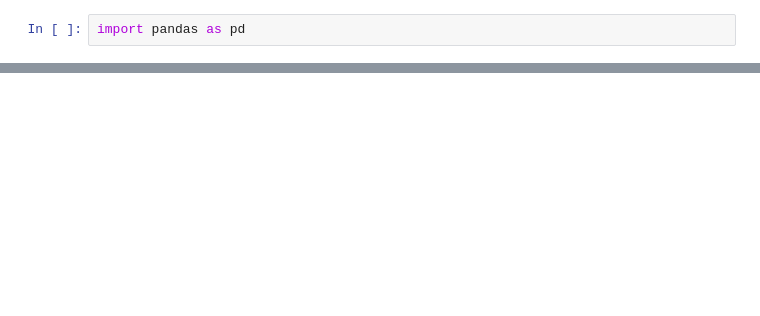
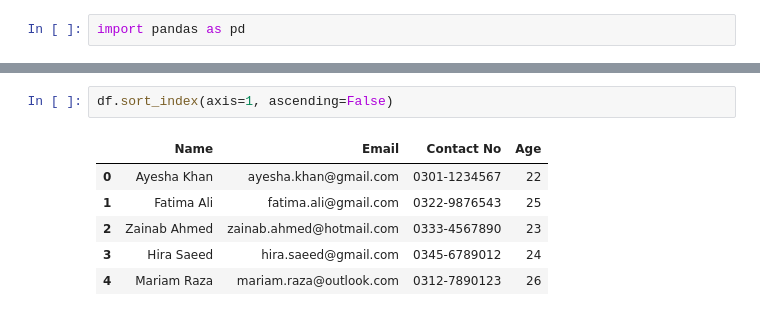
Before and after one commit to TouseefDataScientist/Projects, a Jupyter notebook: PandasPractice.ipynb, the cells around one changed output, grey strips where cells are left out. Cells and saved outputs as stored; diff of their text form; blank space fills up the shorter version.

```diff
--- a/PandasPractice.ipynb
+++ b/PandasPractice.ipynb
@@ -134,0 +150,9 @@ Index(['Name', 'Designation', 'Gender', 'Age', 'Salary'], dtype='object')
+# %%
+df.sort_index(axis=1, ascending=False)
+# %% [output]
+|  | Name | Email | Contact No | Age |
+| 0 | Ayesha Khan | ayesha.khan@gmail.com | 0301-1234567 | 22 |
+| 1 | Fatima Ali | fatima.ali@gmail.com | 0322-9876543 | 25 |
+| 2 | Zainab Ahmed | zainab.ahmed@hotmail.com | 0333-4567890 | 23 |
+| 3 | Hira Saeed | hira.saeed@gmail.com | 0345-6789012 | 24 |
+| 4 | Mariam Raza | mariam.raza@outlook.com | 0312-7890123 | 26 |
```
Also changed, not shown: parts of 88 cells of this notebook.
